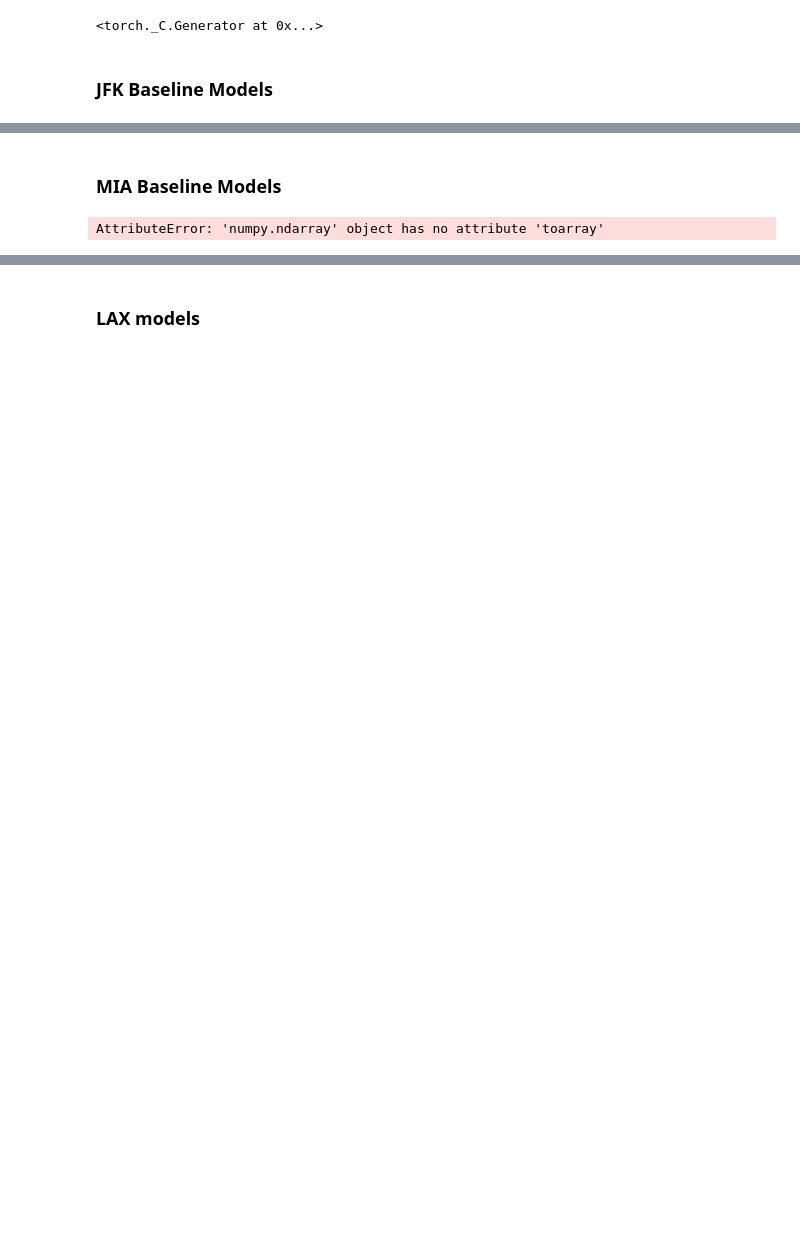
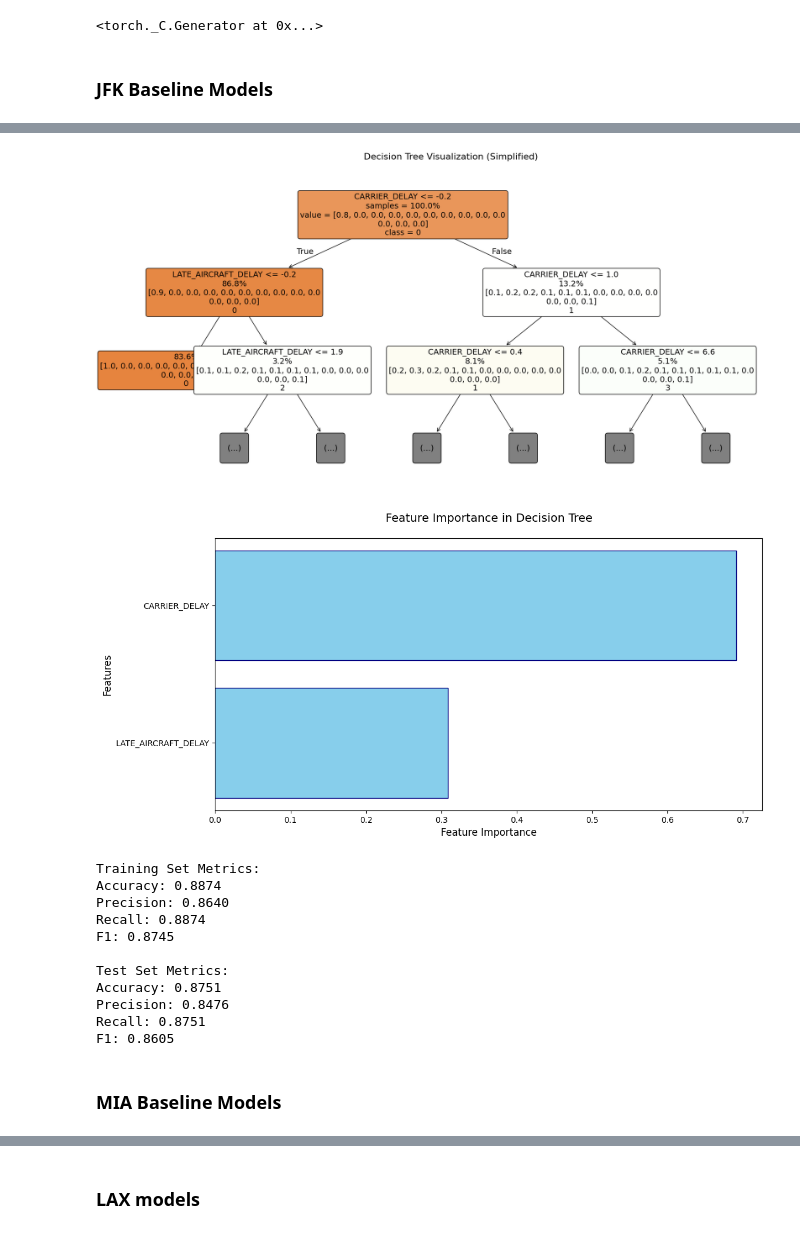
Before and after one commit to craigmiller24/MLP_Project, a Jupyter notebook: Baseline_GPU.ipynb, the cells around one changed output, grey strips where cells are left out. Saved outputs shown, nothing was run; the diff lists cells and outputs as text; code cells hidden in the pictures; blank space fills up the shorter version.

```diff
--- a/Baseline_GPU.ipynb
+++ b/Baseline_GPU.ipynb
@@ -33,5 +59,19 @@ ValueError: Expected input batch_size (13130) to match target batch_size (3283).
 # %%
-jfk_DT_model, jfk_metrics_DT = train_decision_tree(X_train_torch_jfk, X_test_torch_jfk, Y_train_torch_jfk, Y_test_torch_jfk, feature_names_jfk)
+jfk_DT_model, jfk_metrics_DT = train_decision_tree_gpu(X_train_torch_jfk, X_test_torch_jfk, Y_train_torch_jfk, Y_test_torch_jfk, feature_names_jfk)
+# %% [output]
+[figure, added]
+[figure, added]
+Training Set Metrics:
+Accuracy: 0.8874
+Precision: 0.8640
+Recall: 0.8874
+F1: 0.8745
+
+Test Set Metrics:
+Accuracy: 0.8751
+Precision: 0.8476
+Recall: 0.8751
+F1: 0.8605
 # %% [markdown]
 ### MIA Baseline Models
 # %%
@@ -39,7 +79,5 @@ jfk_DT_model, jfk_metrics_DT = train_decision_tree(X_train_torch_jfk, X_test_tor
 merged_mia_df = pd.read_csv('data/complete/MIA_final_df.csv')
 
 # preprocessing
-X_train_torch_mia, X_test_torch_mia, Y_train_torch_mia, Y_test_torch_mia, feature_names_mia = preprocess_data(merged_mia_df)
+X_train_torch_mia, X_test_torch_mia, Y_train_torch_mia, Y_test_torch_mia, feature_names_mia = preprocess_data_gpu(merged_mia_df)
-# %% [output]
-AttributeError: 'numpy.ndarray' object has no attribute 'toarray'
 # %%
```
Also changed, not shown: parts of 21 cells of this notebook, 7 other files.
